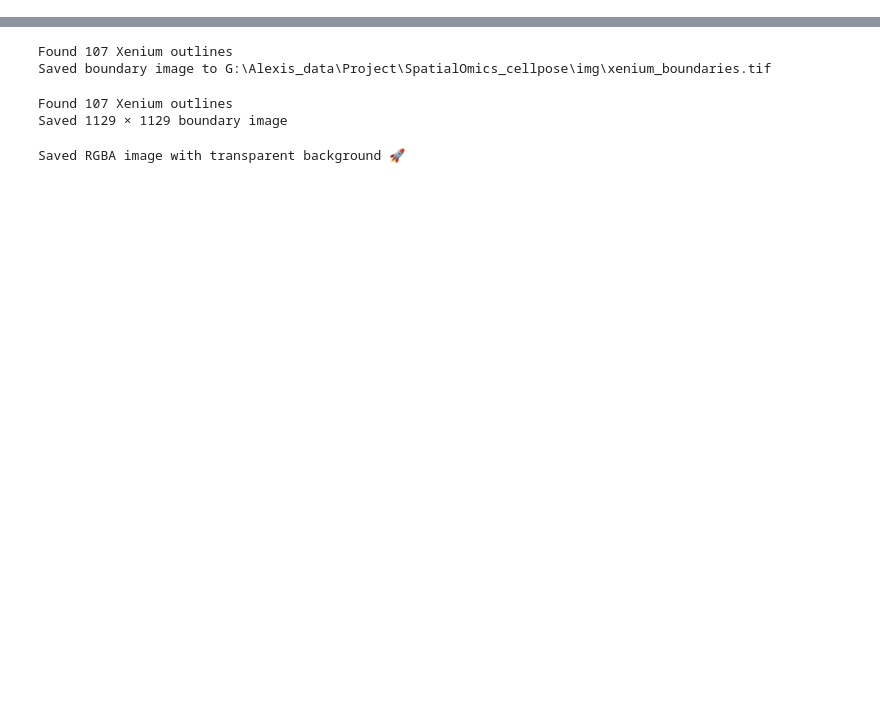
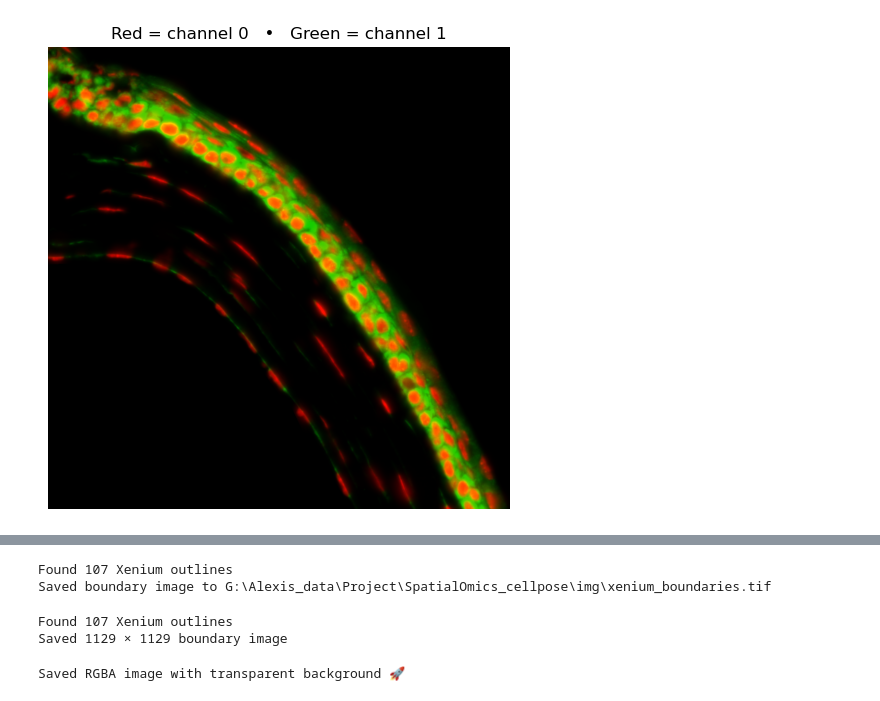
Before and after one commit to xiwang3236/SpatialOmics_cellpose, a Jupyter notebook: utils/comparision_matrix.ipynb, the cells around one changed output, grey strips where cells are left out. Saved outputs shown, nothing was run; the diff lists cells and outputs as text; code cells hidden in the pictures; blank space fills up the shorter version.

```diff
--- a/utils/comparision_matrix.ipynb
+++ b/utils/comparision_matrix.ipynb
@@ -436,3 +561,49 @@ COCO-style mAP: 0.2142
+# %%
+import numpy as np
+from skimage.io import imread, imsave
+import matplotlib.pyplot as plt
+
+# ------------------------------------------------------------------
+# 1. read the two-channel stack  (shape = (2, H, W) , dtype = uint16)
+# ------------------------------------------------------------------
+stack = imread(r"G:\Alexis_data\ST\Calculation_5k\cropped_square_com_28.tif")
+ch0, ch1 = stack                       # channel-0, channel-1
+
+# ------------------------------------------------------------------
+# 1. optional 16-bit → 8-bit stretch so colours look nicer
+# ------------------------------------------------------------------
+def stretch(img, p_lo=1, p_hi=99):
+    lo, hi = np.percentile(img, (p_lo, p_hi))
+    return np.clip((img - lo) * 255 / (hi - lo), 0, 255).astype(np.uint8)
+
+ch0_8 = stretch(ch0)                  # will go to **RED**
+ch1_8 = stretch(ch1)                  # will go to **GREEN**
+
+# ------------------------------------------------------------------
+# 2. (optional) tweak brightness factors
+# ------------------------------------------------------------------
+red_factor   = 1.0   # 1.0 = full intensity of ch0
+green_factor = 0.8   # 1.0 = full intensity of ch1
+
+R = (ch0_8.astype(float) * red_factor  ).astype(np.uint8)
+G = (ch1_8.astype(float) * green_factor).astype(np.uint8)
+B = np.zeros_like(R)                  # keep blue empty
+
+# ------------------------------------------------------------------
+# 3. build RGB image   (H, W, 3)
+# ------------------------------------------------------------------
+rgb = np.dstack([R, G, B])
+
+# ------------------------------------------------------------------
+# 4. display & save
+# ------------------------------------------------------------------
+plt.figure(figsize=(6,6))
+plt.imshow(rgb)
+plt.axis('off')
+plt.title('Red = channel 0   •   Green = channel 1')
+plt.show()
+# %% [output]
+[figure, added]
 # %%
 # ------------------------------------------------------------
 # 0. imports
```
Also changed, not shown: parts of 8 cells of this notebook, 2 other files.
